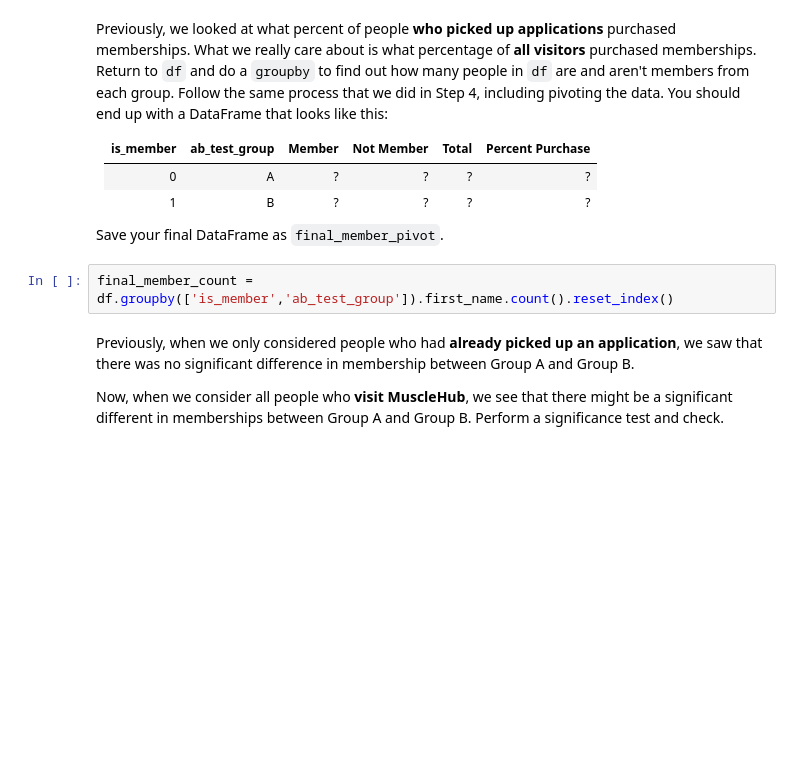
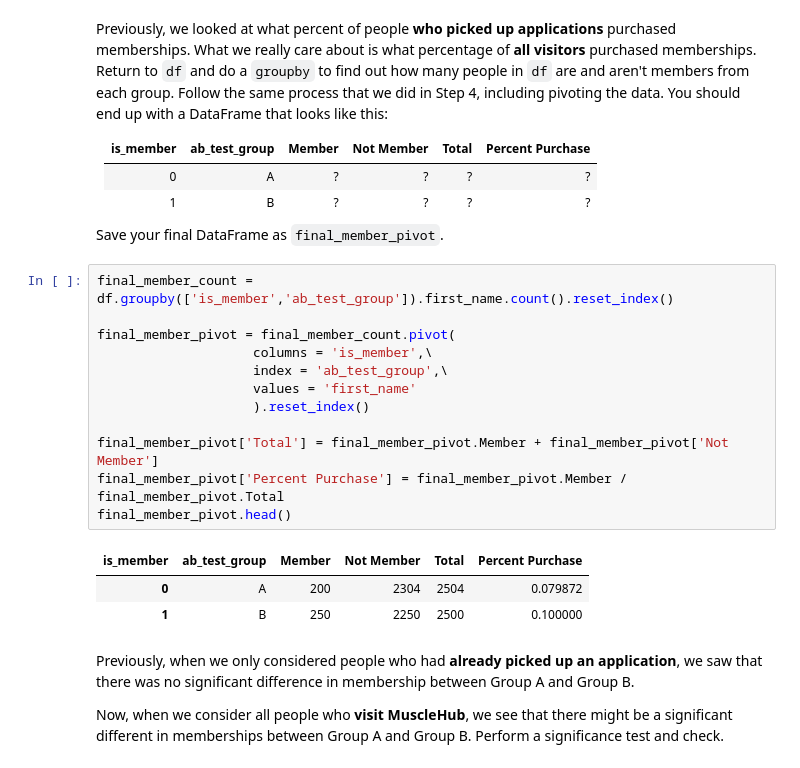
Before and after one commit to a-alonso/musclehub_project, a Jupyter notebook: musclehub.ipynb, the cells around one changed output. Drawn from its saved outputs; the diff is of its cells as text; blank space fills up the shorter version.

```diff
--- a/musclehub.ipynb
+++ b/musclehub.ipynb
@@ -367,8 +367,22 @@ Previously, we looked at what percent of people **who picked up applications** p
 |1|B|?|?|?|?|
 
 Save your final DataFrame as `final_member_pivot`.
-# %%
-final_member_count = df.groupby(['is_member','ab_test_group']).first_name.count().reset_index()
+# %%
+final_member_count = df.groupby(['is_member','ab_test_group']).first_name.count().reset_index()
+
+final_member_pivot = final_member_count.pivot(
+                    columns = 'is_member',\
+                    index = 'ab_test_group',\
+                    values = 'first_name'
+                    ).reset_index()
+
+final_member_pivot['Total'] = final_member_pivot.Member + final_member_pivot['Not Member']
+final_member_pivot['Percent Purchase'] = final_member_pivot.Member / final_member_pivot.Total
+final_member_pivot.head()
+# %% [output]
+| is_member | ab_test_group | Member | Not Member | Total | Percent Purchase |
+| 0 | A | 200 | 2304 | 2504 | 0.079872 |
+| 1 | B | 250 | 2250 | 2500 | 0.100000 |
 # %% [markdown]
 Previously, when we only considered people who had **already picked up an application**, we saw that there was no significant difference in membership between Group A and Group B.
 
```
Also changed, not shown: parts of 2 cells of this notebook, 2 other files.
